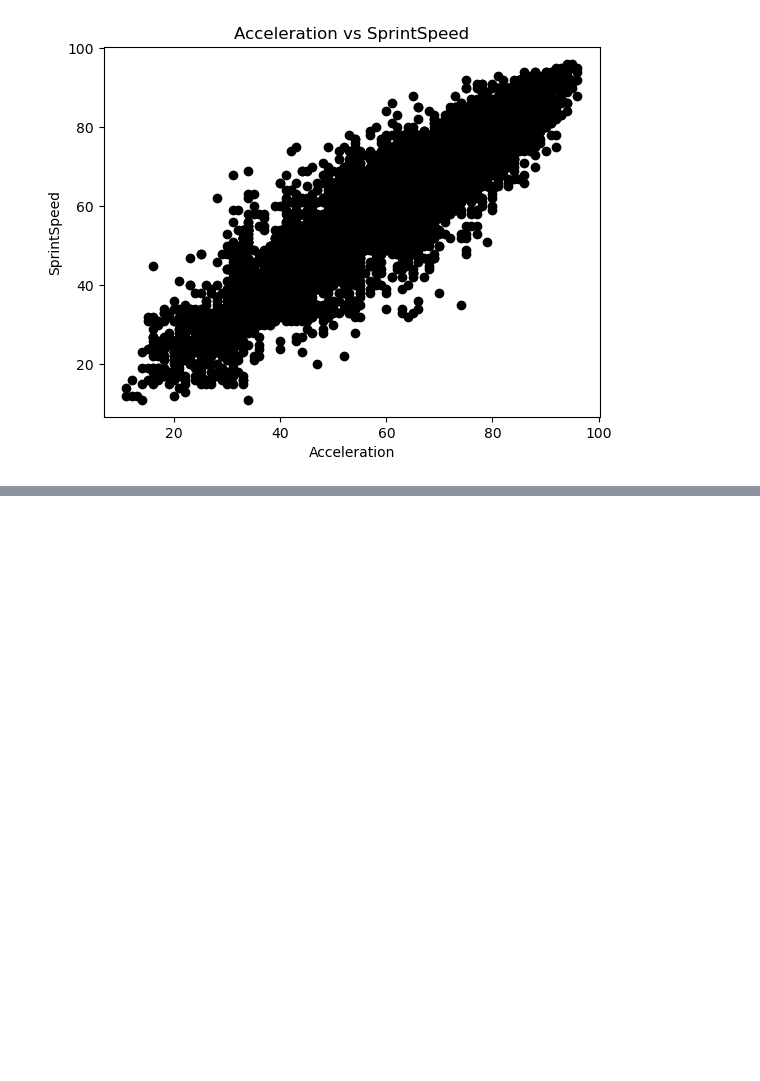
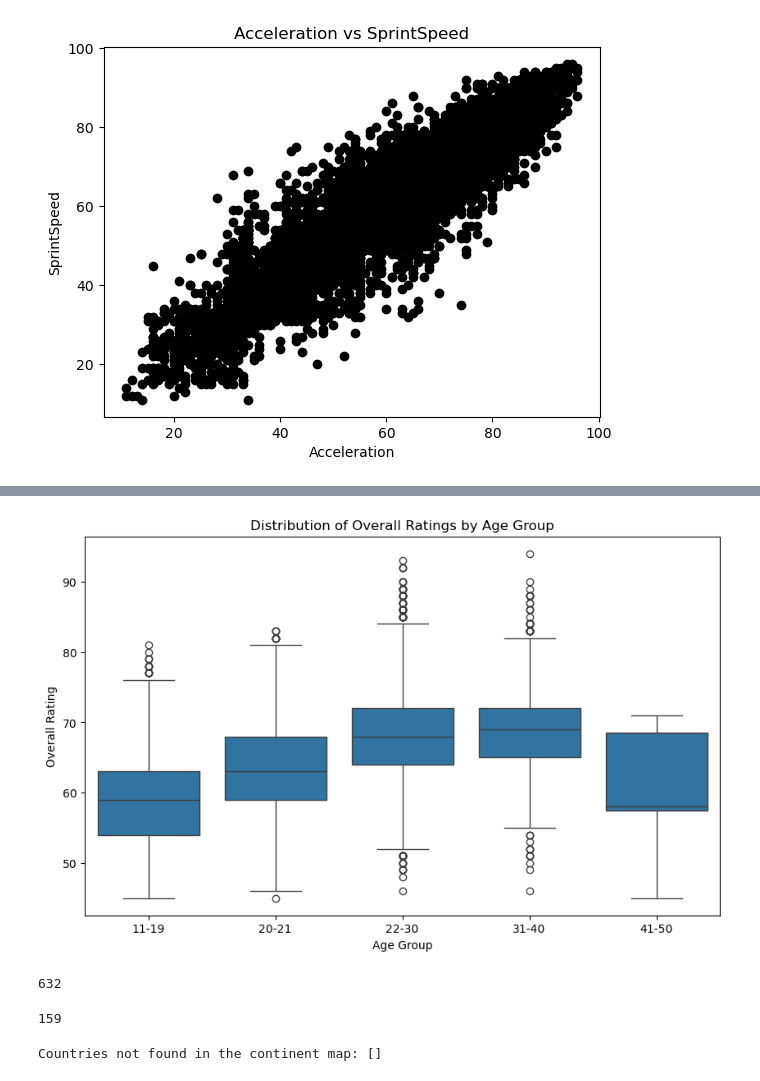
Before and after one commit to edwincm/ICTAK-DSA-B4, a Jupyter notebook: Project Files/Fifa Player Performance Analysis.ipynb, the cells around one changed output, grey strips where cells are left out. Cells and saved outputs as stored; diff of their text form; code cells hidden in the pictures; blank space fills up the shorter version.

```diff
--- a/Project Files/Fifa Player Performance Analysis.ipynb
+++ b/Project Files/Fifa Player Performance Analysis.ipynb
@@ -568,0 +573,26 @@ plt.show()
+# %%
+# Create age bins and categorize Age column into groups
+age_bins = [11, 19, 21, 30, 40, 50]
+age_labels = ['11-19', '20-21', '22-30', '31-40', '41-50']
+df['AgeGroup'] = pd.cut(df['Age'], bins=age_bins, labels=age_labels)
+
+# Group by AgeGroup and calculate descriptive statistics for Overall ratings
+age_group_stats = df.groupby('AgeGroup', observed=True)['Overall'].describe()
+
+# Plot a boxplot to visualize the distribution of Overall ratings by AgeGroup
+plt.figure(figsize=(10, 6))
+sns.boxplot(x='AgeGroup', y='Overall', data=df)
+plt.title('Distribution of Overall Ratings by Age Group')
+plt.xlabel('Age Group')
+plt.ylabel('Overall Rating')
+plt.show()
+# %% [output]
+[figure, added]
+# %%
+df['Club'].nunique()
+# %% [output]
+632
+# %%
+df['Nationality'].nunique()
+# %% [output]
+159
@@ -568,0 +638,9 @@ plt.show()
+# %%
+# Map the Nationality column to the continent using the continent_map dictionary
+df['Continent'] = df['Nationality'].map(continent_map)
+
+# Display rows with NaN in Continent column (countries not found in the dictionary)
+missing_countries = df[df['Continent'].isna()]['Nationality'].unique()
+print(f"Countries not found in the continent map: {missing_countries}")
+# %% [output]
+Countries not found in the continent map: []
```
Also changed, not shown: parts of 5 cells of this notebook.
